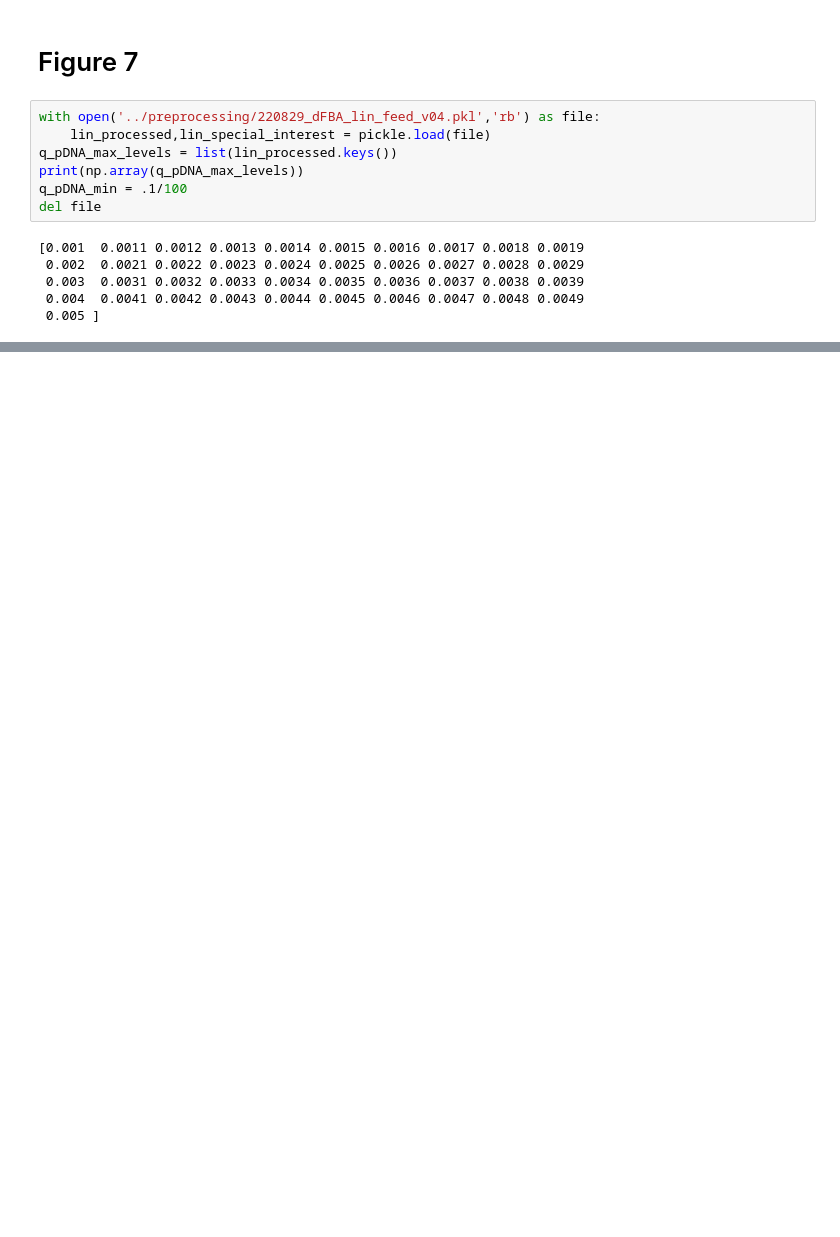
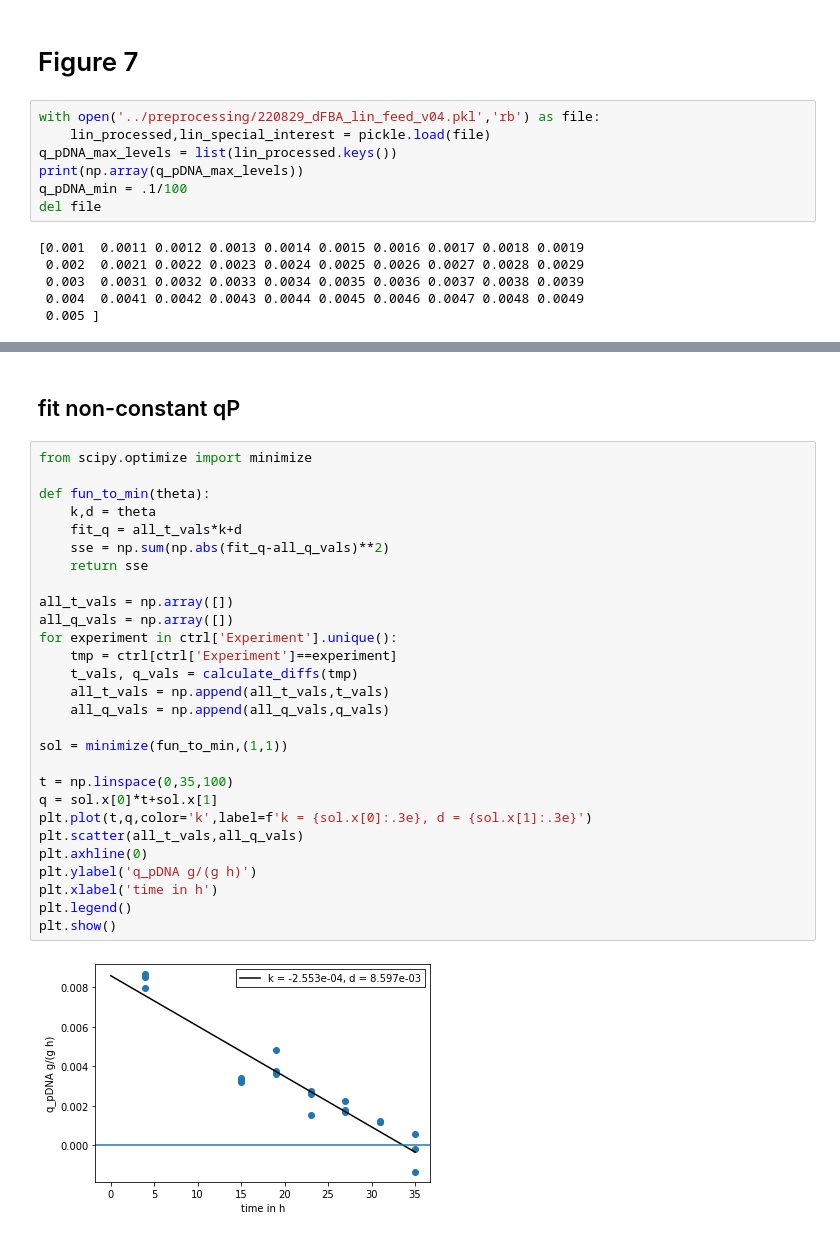
Before and after one commit to Gotsmy/slim, a Jupyter notebook: notebooks/04_analysis_4.ipynb, the cells around one changed output, grey strips where cells are left out. Saved outputs shown, nothing was run; the diff lists cells and outputs as text; blank space fills up the shorter version.

```diff
--- a/notebooks/04_analysis_4.ipynb
+++ b/notebooks/04_analysis_4.ipynb
@@ -143,0 +193,32 @@ del file
+# %% [markdown]
+## fit non-constant qP
+# %%
+from scipy.optimize import minimize
+
+def fun_to_min(theta):
+    k,d = theta
+    fit_q = all_t_vals*k+d
+    sse = np.sum(np.abs(fit_q-all_q_vals)**2)
+    return sse
+
+all_t_vals = np.array([])
+all_q_vals = np.array([])
+for experiment in ctrl['Experiment'].unique():
+    tmp = ctrl[ctrl['Experiment']==experiment]
+    t_vals, q_vals = calculate_diffs(tmp)
+    all_t_vals = np.append(all_t_vals,t_vals)
+    all_q_vals = np.append(all_q_vals,q_vals)
+
+sol = minimize(fun_to_min,(1,1))
+
+t = np.linspace(0,35,100)
+q = sol.x[0]*t+sol.x[1]
+plt.plot(t,q,color='k',label=f'k = {sol.x[0]:.3e}, d = {sol.x[1]:.3e}')
+plt.scatter(all_t_vals,all_q_vals)
+plt.axhline(0)
+plt.ylabel('q_pDNA g/(g h)')
+plt.xlabel('time in h')
+plt.legend()
+plt.show()
+# %% [output]
+[figure, added]
```
Also changed, not shown: parts of 22 cells of this notebook, 5 other files.
